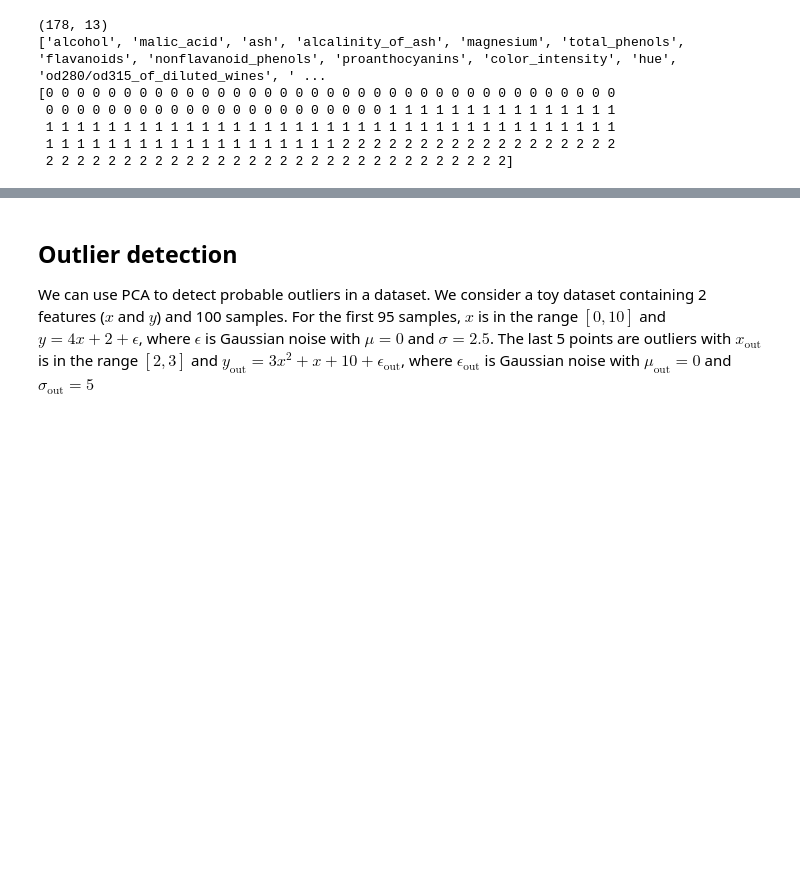
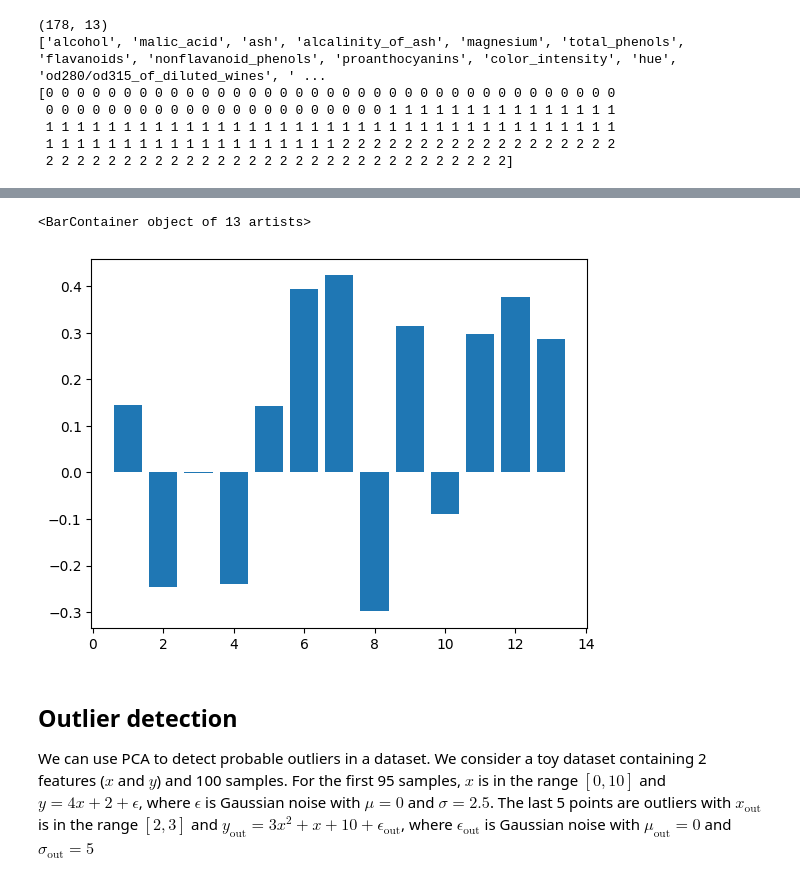
Before and after one commit to jeanvanbeneden/ddeTPs, a Jupyter notebook: PCA/exercise1_intro.ipynb, the cells around one changed output, grey strips where cells are left out. Cells and saved outputs as stored; diff of their text form; code cells hidden in the pictures; blank space fills up the shorter version.

```diff
--- a/PCA/exercise1_intro.ipynb
+++ b/PCA/exercise1_intro.ipynb
@@ -482,8 +515,16 @@ print(wine_classes)
 # %%
 # To do: visualise the scores of the PCs
 
 # Hint:
 # - Use plt.bar() to plot a bar plot
+
+sc_pc1=pca.components_[0]
+xsc=np.arange(1, 14)
+
+plt.bar(xsc, sc_pc1)
+# %% [output]
+<BarContainer object of 13 artists>
+[figure, added]
 # %% [markdown]
 ## Outlier detection
 
```
Also changed, not shown: parts of 3 cells of this notebook.
